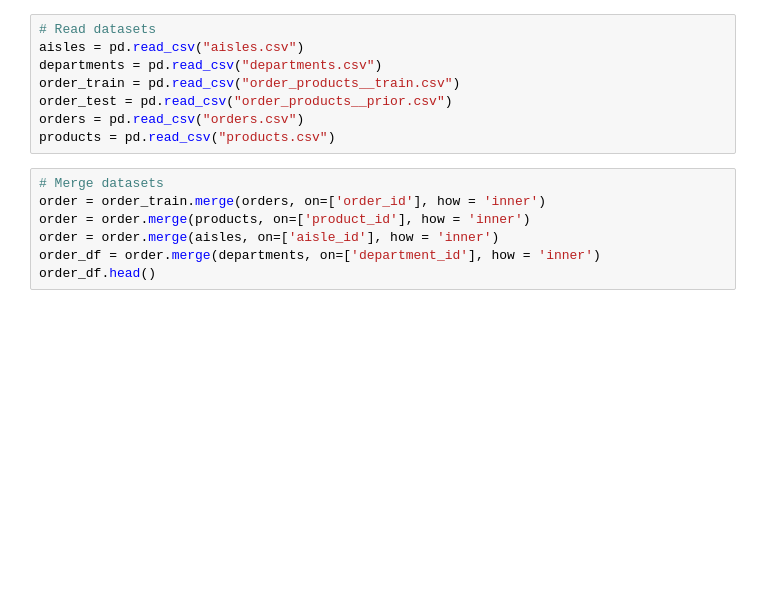
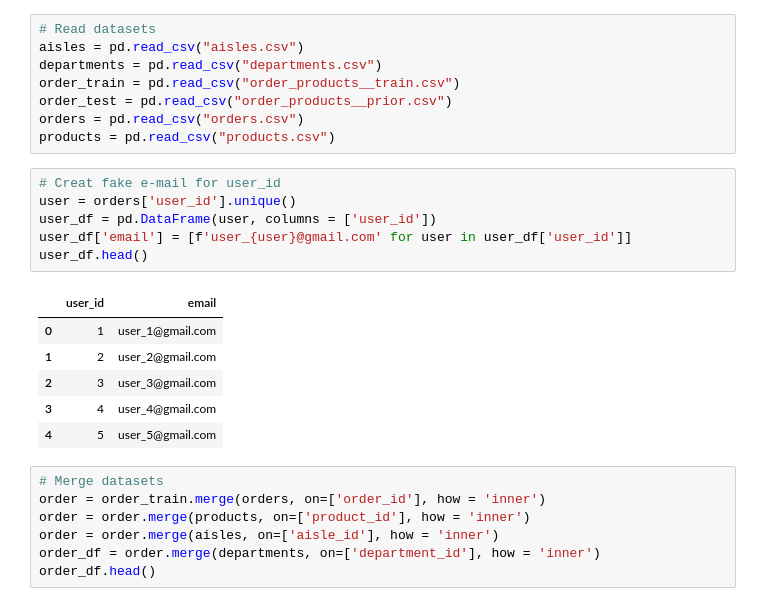
Before and after one commit to beckyydo/retail-machine-learning, a Jupyter notebook: grocery-recommendations.ipynb, the cells around one changed output. Drawn from its saved outputs; the diff is of its cells as text; blank space fills up the shorter version.

```diff
--- a/grocery-recommendations.ipynb
+++ b/grocery-recommendations.ipynb
@@ -10,6 +10,19 @@ order_train = pd.read_csv("order_products__train.csv")
 order_test = pd.read_csv("order_products__prior.csv")
 orders = pd.read_csv("orders.csv")
 products = pd.read_csv("products.csv")
+# %%
+# Creat fake e-mail for user_id
+user = orders['user_id'].unique()
+user_df = pd.DataFrame(user, columns = ['user_id'])
+user_df['email'] = [f'user_{user}@gmail.com' for user in user_df['user_id']]
+user_df.head()
+# %% [output]
+|  | user_id | email |
+| 0 | 1 | user_1@gmail.com |
+| 1 | 2 | user_2@gmail.com |
+| 2 | 3 | user_3@gmail.com |
+| 3 | 4 | user_4@gmail.com |
+| 4 | 5 | user_5@gmail.com |
 # %%
 # Merge datasets
 order = order_train.merge(orders, on=['order_id'], how = 'inner')
```
Also changed, not shown: parts of 5 cells of this notebook, 11 other files.
